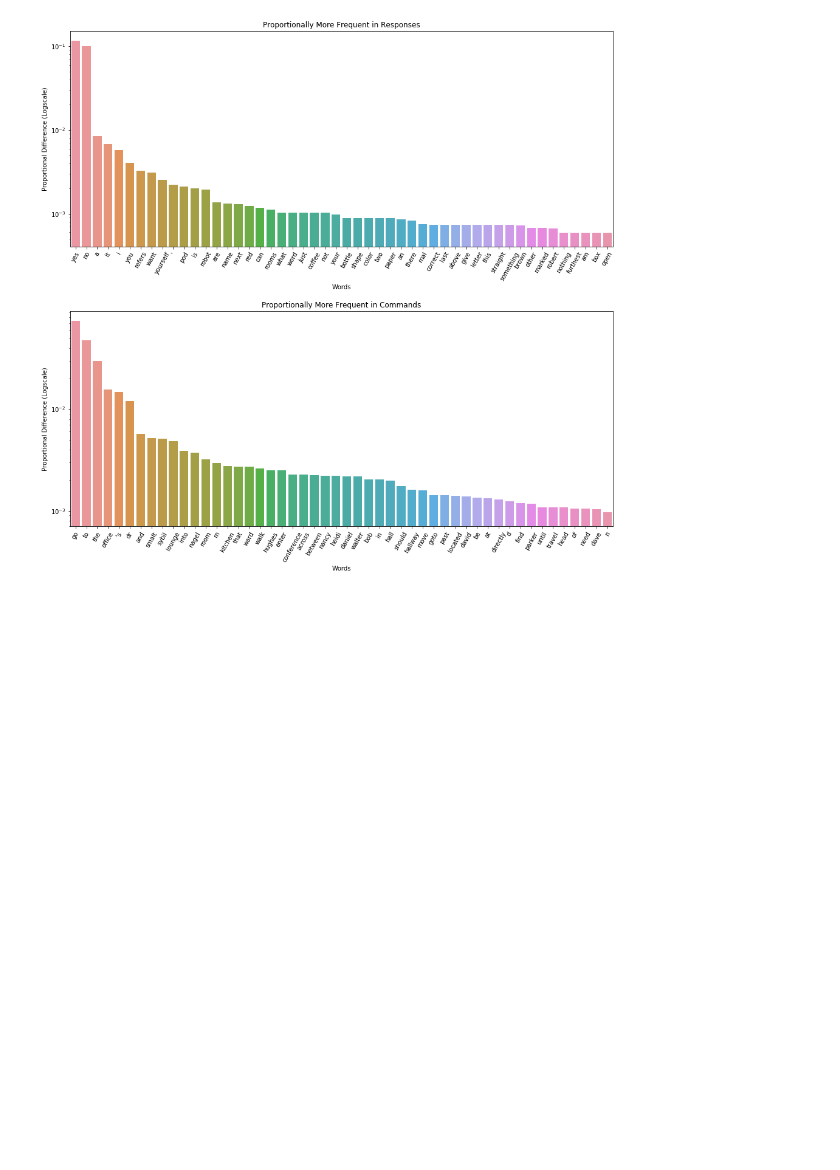
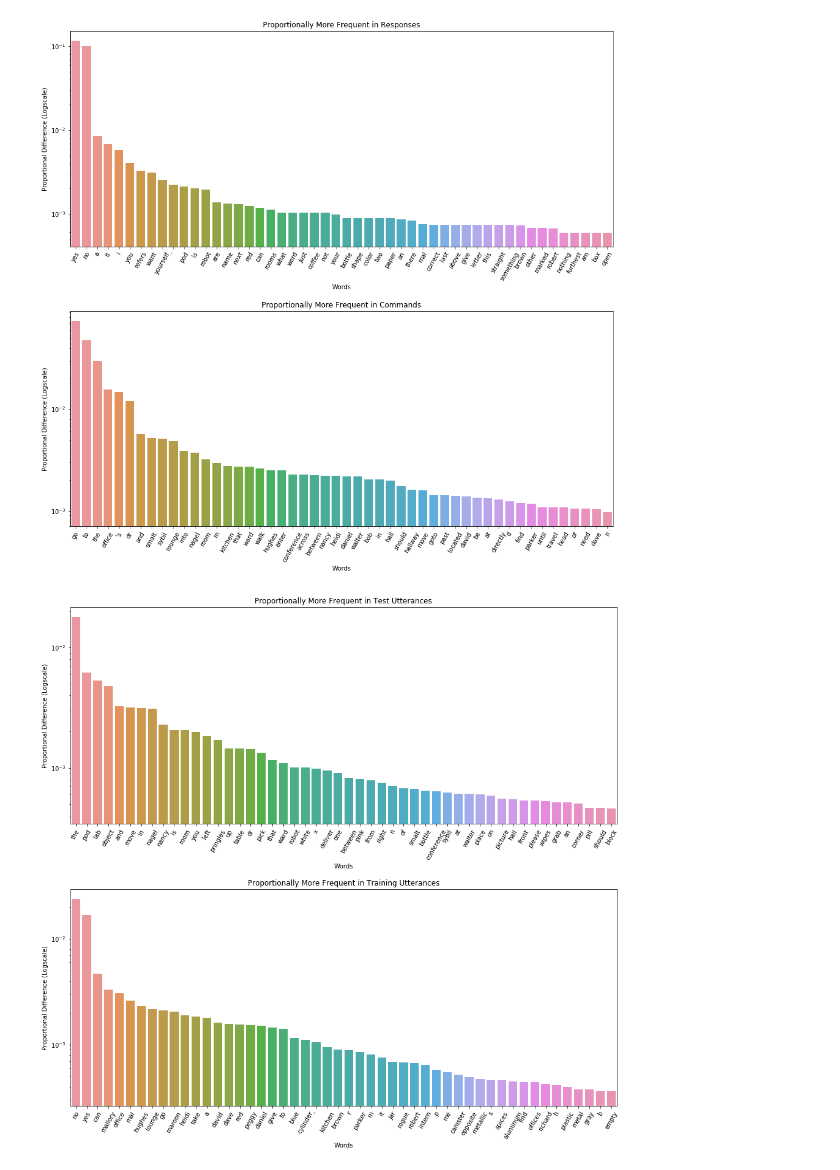
Before and after one commit to thomason-jesse/grounded_dialog_agent, a Jupyter notebook: mturk_scripts/examine_turk.ipynb, the cells around one changed output. Saved outputs shown, nothing was run; the diff lists cells and outputs as text; code cells hidden in the pictures; blank space fills up the shorter version.

Commit message:
adds train/test proportional frequency diffs

```diff
--- a/mturk_scripts/examine_turk.ipynb
+++ b/mturk_scripts/examine_turk.ipynb
@@ -136,6 +136,8 @@ rel:    all voc: 682; cmd voc: 344; res voc: 595
 # %%
 # Convert wordcount dicts to count -> words.
 all_cw = {st: flip_dict(all_wc[st]) for st in all_wc}
+train_cw = {st: flip_dict(train_wc[st]) for st in train_wc}
+test_cw = {st: flip_dict(test_wc[st]) for st in test_wc}
 cmd_cw = {st: flip_dict(cmd_wc[st]) for st in cmd_wc}
 res_cw = {st: flip_dict(res_wc[st]) for st in res_wc}
 
@@ -143,6 +145,10 @@ res_cw = {st: flip_dict(res_wc[st]) for st in res_wc}
 
 all_wc_sum = {st: sum([all_wc[st][token] for token in all_wc[st]])
               for st in all_wc}
+train_wc_sum = {st: sum([train_wc[st][token] for token in train_wc[st]])
+              for st in train_wc}
+test_wc_sum = {st: sum([test_wc[st][token] for token in test_wc[st]])
+              for st in test_wc}
 cmd_wc_sum = {st: sum([cmd_wc[st][token] for token in cmd_wc[st]])
               for st in cmd_wc}
 res_wc_sum = {st: sum([res_wc[st][token] for token in res_wc[st]])
@@ -284,3 +290,36 @@ plt.savefig("cmd_res_diff_%s.pdf" % st,bbox_inches='tight')
 plt.show()
 # %% [output]
 [figure]
+# %%
+st = 'all'
+
+# Show contrastive vocabulary by count.
+norm_train_wc = {token: train_wc[st][token] / train_wc_sum[st] if token in train_wc[st] else 0 for token in all_voc['all']}
+norm_test_wc = {token: test_wc[st][token] / test_wc_sum[st] if token in test_wc[st] else 0 for token in all_voc['all']}
+sum_test_diffs = {token: norm_train_wc[token] - norm_test_wc[token] for token in all_voc['all']}
+tk_diffs = sorted(sum_test_diffs.items(), key=lambda kv: kv[1])
+
+
+numw = 50
+rotation = 60
+
+fig, (ax1, ax2) = plt.subplots(nrows=2,ncols=1, sharey=False, figsize=(16, 15))
+plt.subplots_adjust(hspace = 0.3)
+fig.get_axes()[0].set_yscale('log')
+fig.get_axes()[1].set_yscale('log')
+
+ax1.title.set_text('Proportionally More Frequent in Test Utterances')
+ax1.set(xlabel='Words', ylabel='Proportional Difference (Logscale)')
+g1 = sns.barplot(x=[pair[0] for pair in tk_diffs[:numw]],
+            y=np.array([-pair[1] for pair in tk_diffs[:numw]]), ax=ax1)
+g1.set_xticklabels(ax1.get_xticklabels(), rotation=rotation)
+ax2.title.set_text("Proportionally More Frequent in Training Utterances")
+ax2.set(xlabel='Words', ylabel='Proportional Difference (Logscale)')
+g2 = sns.barplot(x=[pair[0] for pair in reversed(tk_diffs[-numw:])],
+            y=np.array([pair[1] for pair in reversed(tk_diffs[-numw:])]), ax=ax2)
+g2.set_xticklabels(ax2.get_xticklabels(), rotation=rotation)
+
+plt.savefig("train_test_diff_%s.pdf" % st,bbox_inches='tight')
+plt.show()
+# %% [output]
+[figure, added]
```
Also changed, not shown: parts of 1 cell of this notebook.
